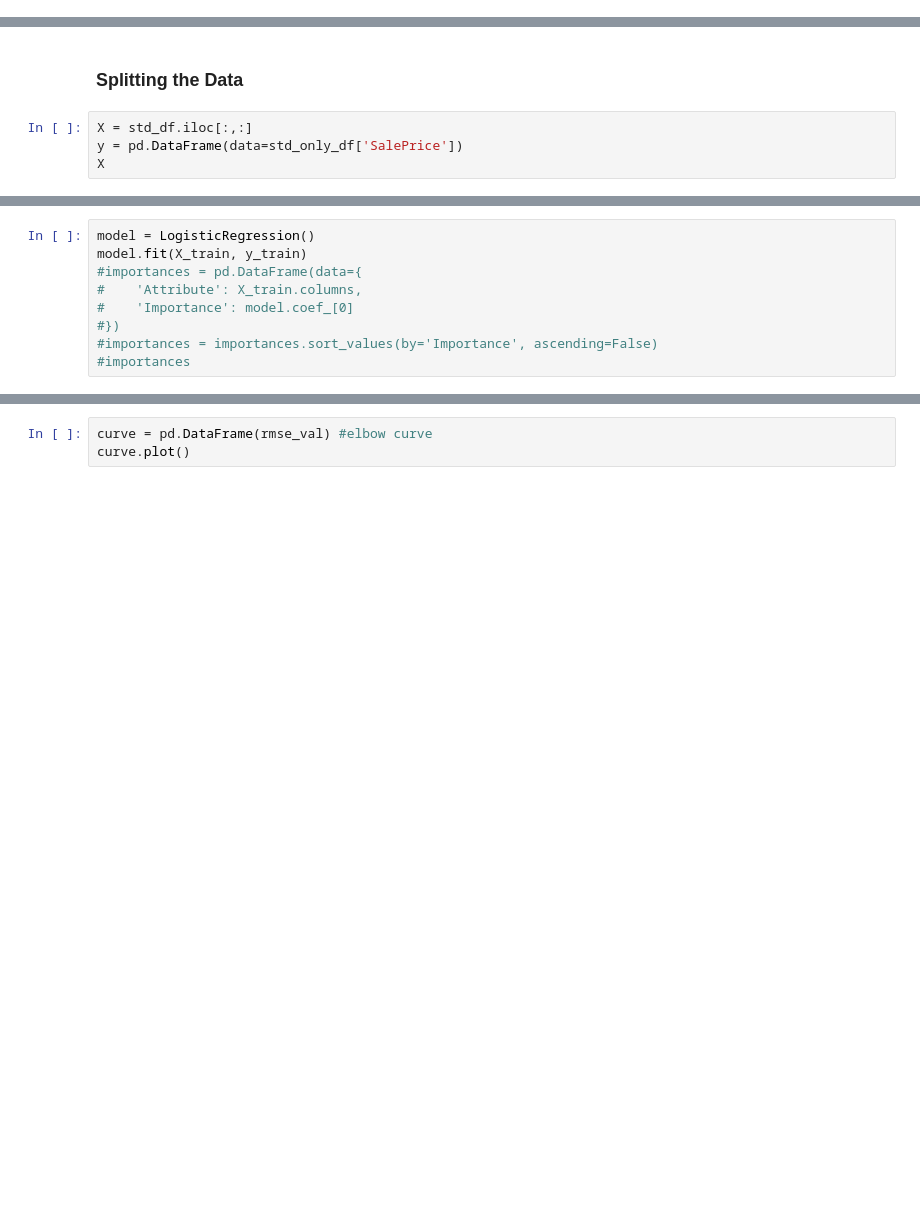
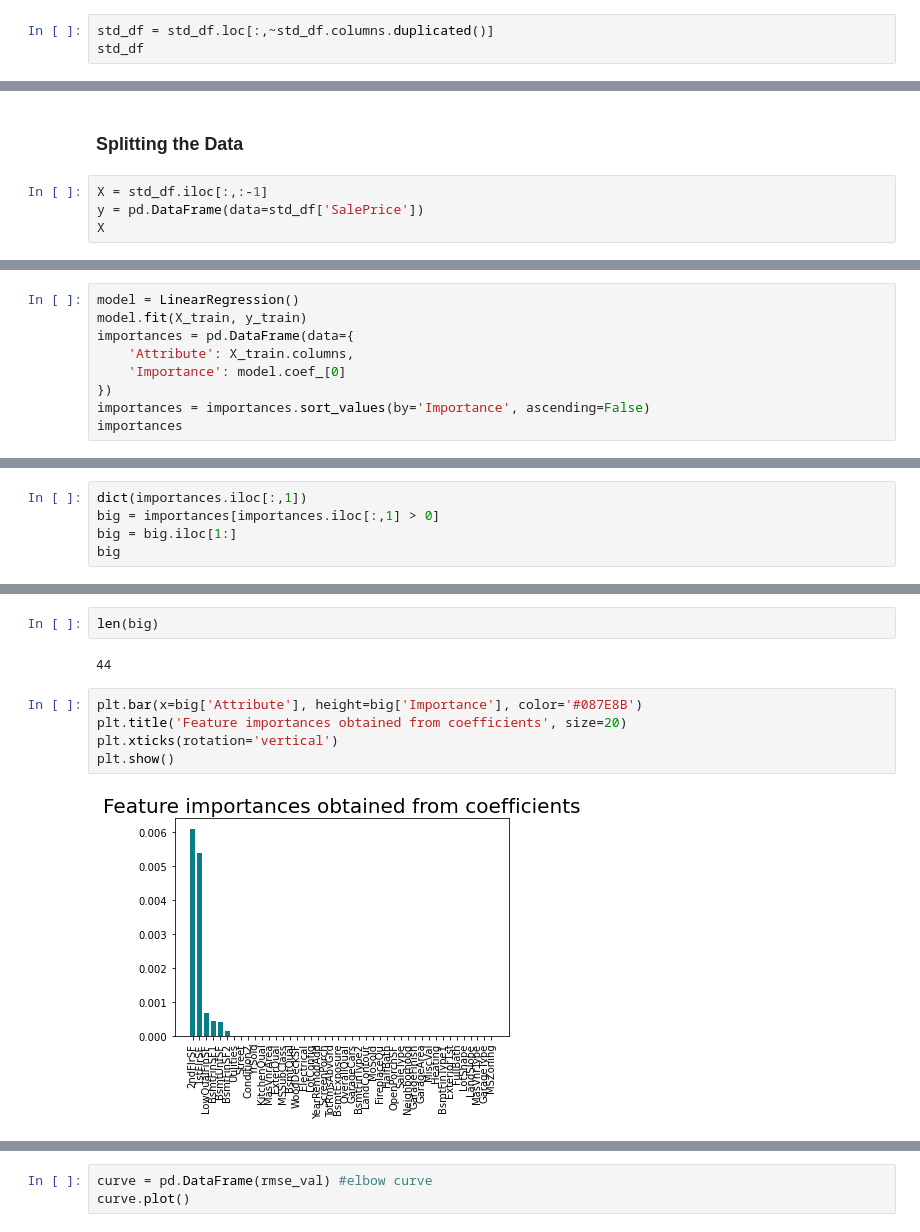
Before and after one commit to OdyAsh/ml-problems, a Jupyter notebook: Assignment 1/All Group Members/Regression.ipynb, the cells around one changed output, grey strips where cells are left out. Drawn from its saved outputs; the diff is of its cells as text; blank space fills up the shorter version.

```diff
--- a/Assignment 1/All Group Members/Regression.ipynb
+++ b/Assignment 1/All Group Members/Regression.ipynb
@@ -605,0 +590,3 @@ std_df
+# %%
+std_df = std_df.loc[:,~std_df.columns.duplicated()]
+std_df
@@ -606,8 +607,8 @@ std_df
 # %% [markdown]
 ### Splitting the Data
 # %%
-X = std_df.iloc[:,:]
-y = pd.DataFrame(data=std_only_df['SalePrice'])
+X = std_df.iloc[:,:-1]
+y = pd.DataFrame(data=std_df['SalePrice'])
 X
 # %% [output]
 |  | MSSubClass | LotFrontage | LotArea | OverallQual | OverallCond | YearBuilt | YearRemodAdd | MasVnrArea | ... |
@@ -646,10 +677,10 @@ ValueError: Found input variables with inconsistent numbers of samples: [1444, 1
 # %%
-model = LogisticRegression()
+model = LinearRegression()
 model.fit(X_train, y_train)
-#importances = pd.DataFrame(data={
-#    'Attribute': X_train.columns,
-#    'Importance': model.coef_[0]
-#})
-#importances = importances.sort_values(by='Importance', ascending=False)
-#importances
+importances = pd.DataFrame(data={
+    'Attribute': X_train.columns,
+    'Importance': model.coef_[0]
+})
+importances = importances.sort_values(by='Importance', ascending=False)
+importances
 # %% [output]
@@ -656,0 +700,5 @@ ValueError: Unknown label type: 'continuous'
+# %%
+dict(importances.iloc[:,1])
+big = importances[importances.iloc[:,1] > 0]
+big = big.iloc[1:]
+big
@@ -657,3 +723,14 @@ ValueError: Unknown label type: 'continuous'
+# %%
+len(big)
+# %% [output]
+44
+# %%
+plt.bar(x=big['Attribute'], height=big['Importance'], color='#087E8B')
+plt.title('Feature importances obtained from coefficients', size=20)
+plt.xticks(rotation='vertical')
+plt.show()
+# %% [output]
+[figure, added]
 # %%
 from sklearn import neighbors
 from sklearn.metrics import mean_squared_error
```
Also changed, not shown: parts of 16 cells of this notebook.
